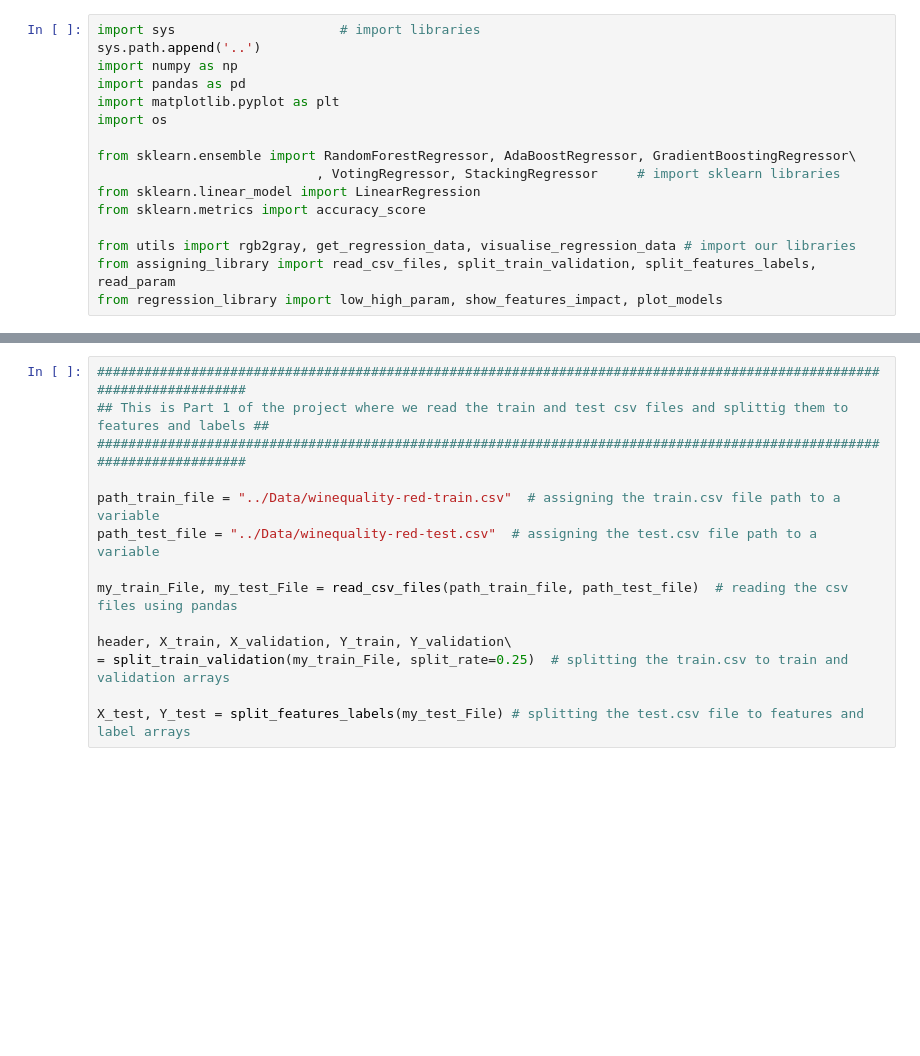
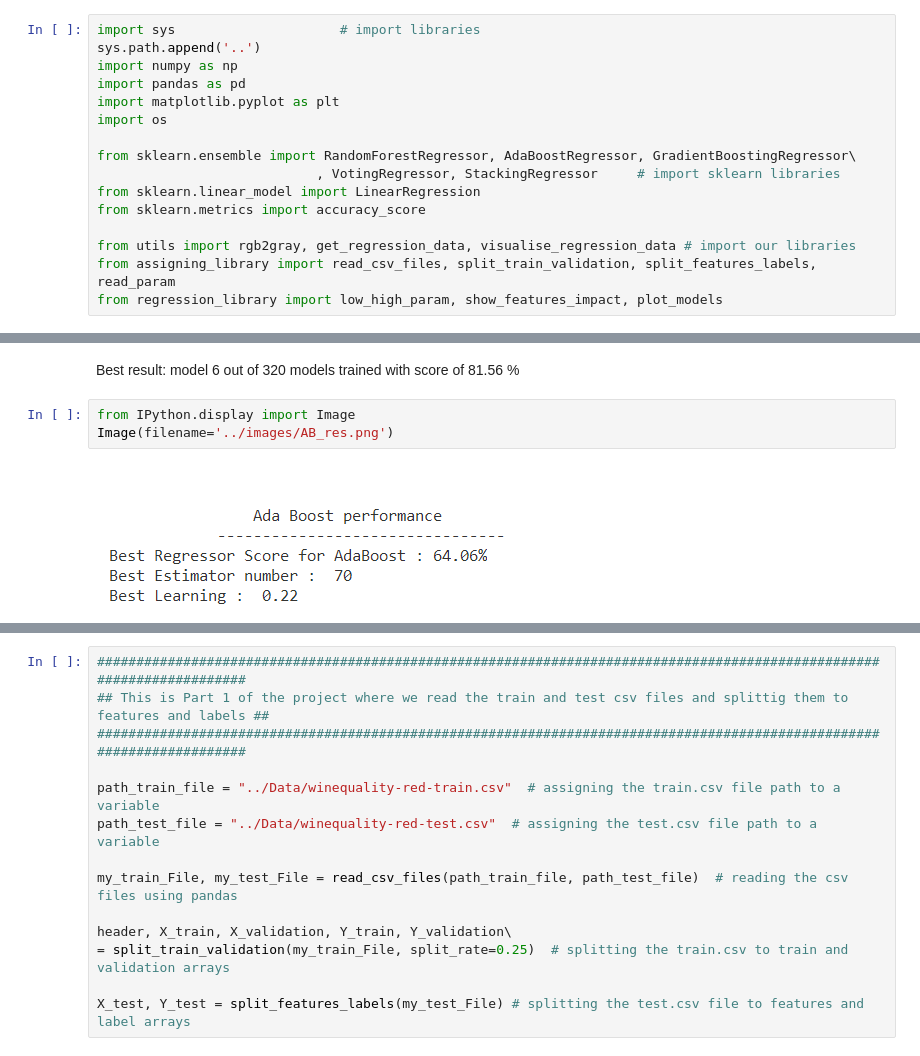
Before and after one commit to Farhad1353/Projects, a Jupyter notebook: ML_Project/ML_Project.ipynb, the cells around one changed output, grey strips where cells are left out. Drawn from its saved outputs; the diff is of its cells as text; blank space fills up the shorter version.

```diff
--- a/ML_Project/ML_Project.ipynb
+++ b/ML_Project/ML_Project.ipynb
@@ -16,0 +29,7 @@ from regression_library import low_high_param, show_features_impact, plot_models
+# %% [markdown]
+Best result: model 6 out of 320 models trained with score of 81.56 %
+# %%
+from IPython.display import Image
+Image(filename='../images/AB_res.png')
+# %% [output]
+[figure, added]
```
Also changed, not shown: parts of 19 cells of this notebook, 9 other files.
